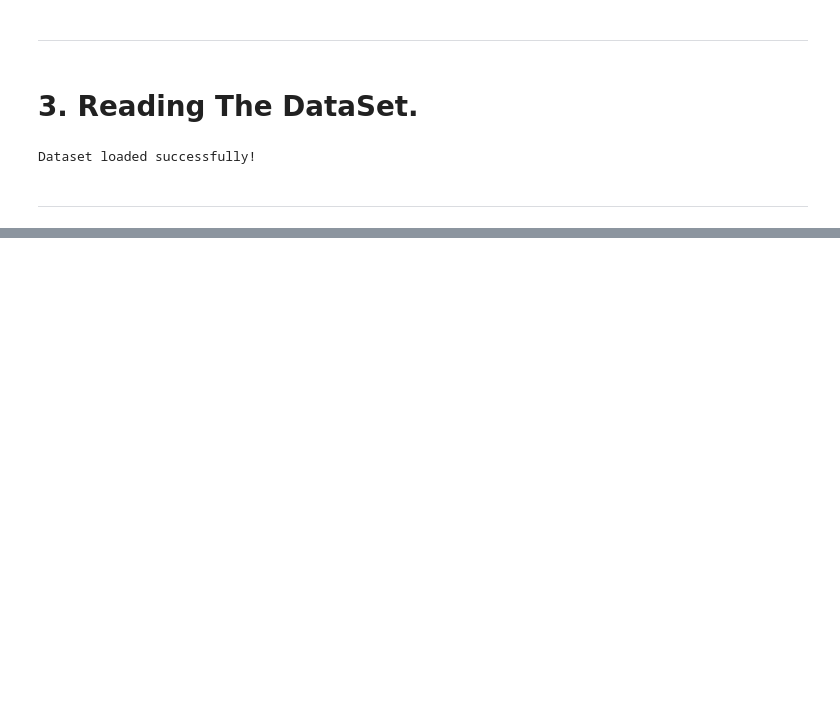
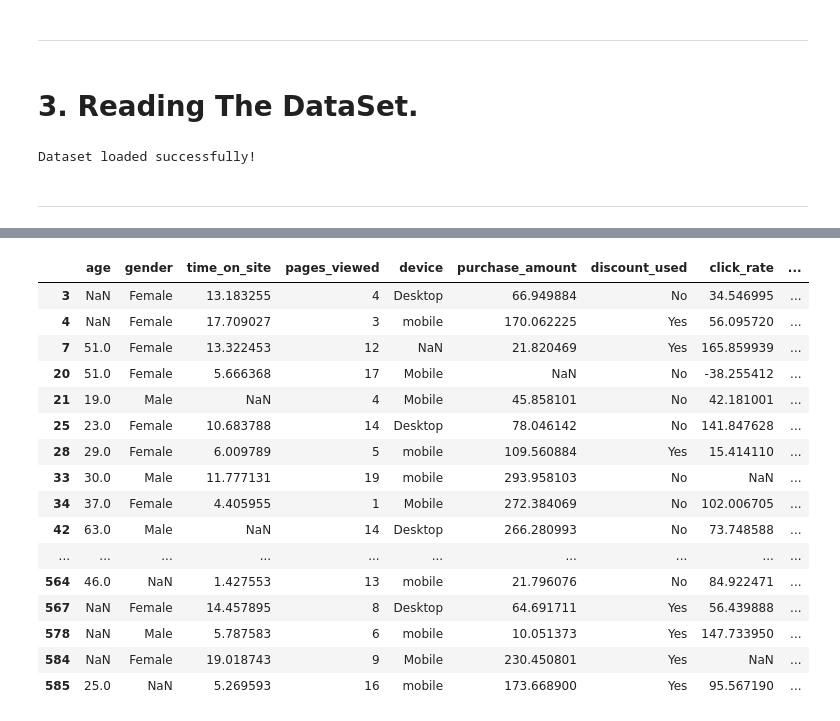
Before and after one commit to ahmadessawii06/DataScience-Project, a Jupyter notebook: main.ipynb, the cells around one changed output, grey strips where cells are left out. Saved outputs shown, nothing was run; the diff lists cells and outputs as text; code cells hidden in the pictures; blank space fills up the shorter version.

Commit message:
remove df.isnull().sum() and replace with df.isnull()

```diff
--- a/main.ipynb
+++ b/main.ipynb
@@ -29,0 +127,4 @@ Dataset loaded successfully!
+# %%
+# copy data from the main data
+dfc = df.copy()
+dfc
@@ -29,0 +149,3 @@ Dataset loaded successfully!
+# %%
+dfc.drop_duplicates(inplace=True)
+print("Duplicated Rows Droped Sucssesfuly")
@@ -29,0 +203,22 @@ Dataset loaded successfully!
+# %%
+res = dfc[dfc.isnull().any(axis=1)]
+res.shape
+res
+# %% [output]
+|  | age | gender | time_on_site | pages_viewed | device | purchase_amount | discount_used | click_rate | ... |
+| 3 | NaN | Female | 13.183255 | 4 | Desktop | 66.949884 | No | 34.546995 | ... |
+| 4 | NaN | Female | 17.709027 | 3 | mobile | 170.062225 | Yes | 56.095720 | ... |
+| 7 | 51.0 | Female | 13.322453 | 12 | NaN | 21.820469 | Yes | 165.859939 | ... |
+| 20 | 51.0 | Female | 5.666368 | 17 | Mobile | NaN | No | -38.255412 | ... |
+| 21 | 19.0 | Male | NaN | 4 | Mobile | 45.858101 | No | 42.181001 | ... |
+| 25 | 23.0 | Female | 10.683788 | 14 | Desktop | 78.046142 | No | 141.847628 | ... |
+| 28 | 29.0 | Female | 6.009789 | 5 | mobile | 109.560884 | Yes | 15.414110 | ... |
+| 33 | 30.0 | Male | 11.777131 | 19 | mobile | 293.958103 | No | NaN | ... |
+| 34 | 37.0 | Female | 4.405955 | 1 | Mobile | 272.384069 | No | 102.006705 | ... |
+| 42 | 63.0 | Male | NaN | 14 | Desktop | 266.280993 | No | 73.748588 | ... |
+| ... | ... | ... | ... | ... | ... | ... | ... | ... | ... |
+| 564 | 46.0 | NaN | 1.427553 | 13 | mobile | 21.796076 | No | 84.922471 | ... |
+| 567 | NaN | Female | 14.457895 | 8 | Desktop | 64.691711 | Yes | 56.439888 | ... |
+| 578 | NaN | Male | 5.787583 | 6 | mobile | 10.051373 | Yes | 147.733950 | ... |
+| 584 | NaN | Female | 19.018743 | 9 | Mobile | 230.450801 | Yes | NaN | ... |
+| 585 | 25.0 | NaN | 5.269593 | 16 | mobile | 173.668900 | Yes | 95.567190 | ... |
```
Also changed, not shown: parts of 32 cells of this notebook.
